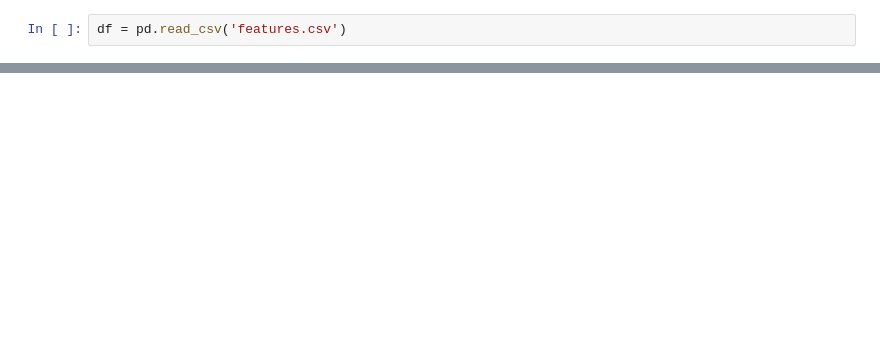
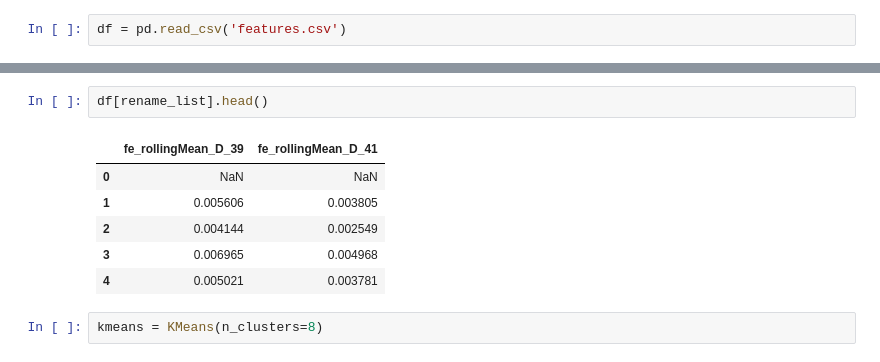
Before and after one commit to navitacion/amex-default-prediction, a Jupyter notebook: notebooks/features.ipynb, the cells around one changed output, grey strips where cells are left out. Cells and saved outputs as stored; diff of their text form; blank space fills up the shorter version.

```diff
--- a/notebooks/features.ipynb
+++ b/notebooks/features.ipynb
@@ -46,0 +51,11 @@ df.head()
+# %%
+df[rename_list].head()
+# %% [output]
+|  | fe_rollingMean_D_39 | fe_rollingMean_D_41 |
+| 0 | NaN | NaN |
+| 1 | 0.005606 | 0.003805 |
+| 2 | 0.004144 | 0.002549 |
+| 3 | 0.006965 | 0.004968 |
+| 4 | 0.005021 | 0.003781 |
+# %%
+kmeans = KMeans(n_clusters=8)
```
Also changed, not shown: parts of 24 cells of this notebook, 12 other files.
